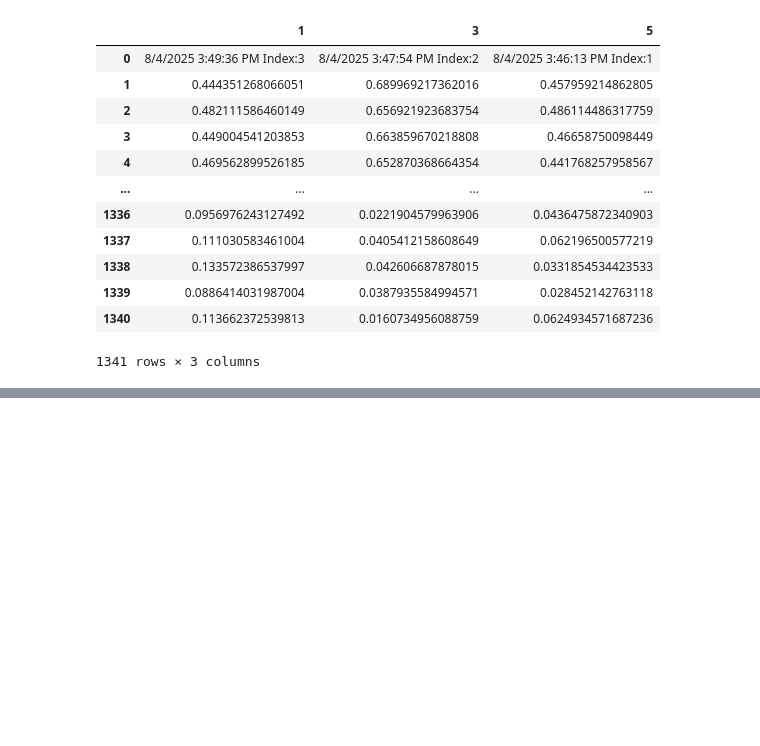
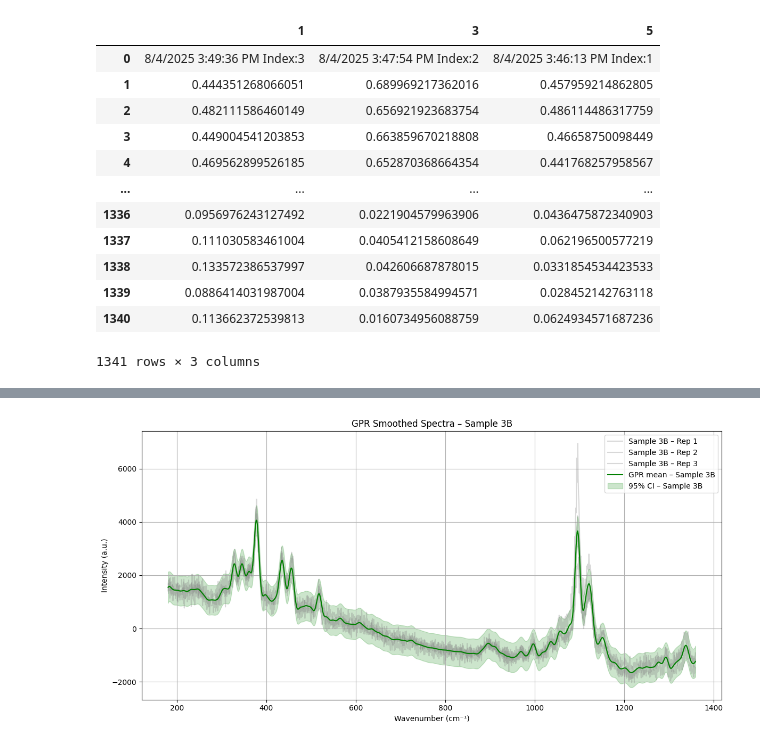
Before and after one commit to xesmaze/VOC-SERS, a Jupyter notebook: SERS-testing.ipynb, the cells around one changed output, grey strips where cells are left out. Cells and saved outputs as stored; diff of their text form; code cells hidden in the pictures; blank space fills up the shorter version.

```diff
--- a/SERS-testing.ipynb
+++ b/SERS-testing.ipynb
@@ -329,0 +125,83 @@ plt.grid(True)
+# %%
+import numpy as np
+import pandas as pd
+import matplotlib.pyplot as plt
+from sklearn.gaussian_process import GaussianProcessRegressor
+from sklearn.gaussian_process.kernels import RBF, WhiteKernel
+
+def load_sample(file_path, center=True):
+    import pandas as pd
+    import numpy as np
+
+    # Load file and skip commented lines
+    df = pd.read_csv(file_path, sep="\t", comment="#", header=None)
+
+    # Drop the first row (non-numeric headers or metadata)
+    df = df.iloc[1:].reset_index(drop=True)
+
+    # Extract wavenumbers and intensities
+    wavenumbers = df.iloc[:, [0, 2, 4]]
+    intensities = df.iloc[:, [1, 3, 5]]
+
+    # Convert to numeric
+    wavenumber_vals = wavenumbers.iloc[:, 0].astype(float).values
+    intensity_vals = intensities.apply(pd.to_numeric, errors='coerce')
+
+    # Optional: mean-center across replicates (columns)
+    if center:
+        intensity_vals = intensity_vals - intensity_vals.mean(axis=0)
+
+    # Convert to NumPy array
+    intensity_vals = intensity_vals.to_numpy()
+
+    return wavenumber_vals, intensity_vals
+
+def fit_gpr(wavenumbers, intensities, label, color):
+    # Stack replicates for GPR
+    x = np.tile(wavenumbers, intensities.shape[1]).reshape(-1, 1)
+    y = intensities.T.flatten()
+
+    # Fit GPR
+    kernel = RBF(length_scale=100.0, length_scale_bounds=(1e-6, 1e3)) + WhiteKernel(noise_level=0.01)
+    gpr = GaussianProcessRegressor(kernel=kernel, normalize_y=True)
+    gpr.fit(x, y)
+
+    # Predict smooth curve
+    x_pred = np.linspace(wavenumbers.min(), wavenumbers.max(), 1000).reshape(-1, 1)
+    y_pred, y_std = gpr.predict(x_pred, return_std=True)
+
+    # Plot raw replicate measurements
+    for i in range(intensities.shape[1]):
+        plt.plot(wavenumbers, intensities[:, i], alpha=0.3, label=f"{label} – Rep {i+1}", color='gray')
+
+    # Plot GPR mean and confidence interval
+    plt.plot(x_pred.ravel(), y_pred, color=color, label=f"GPR mean – {label}")
+    plt.fill_between(x_pred.ravel(), y_pred - 2*y_std, y_pred + 2*y_std,
+                     color=color, alpha=0.2, label=f"95% CI – {label}")
+
+    return x_pred, y_pred, y_std
+
+# --- Sample 0 ---
+wavenumbers_0, intensities_0 = load_sample("Sample 0.txt")
+
+# --- Sample 3B ---
+wavenumbers_3b, intensities_3b = load_sample("Sample 3B.txt")
+
+# --- Plot both GPR fits ---
+plt.figure(figsize=(12, 6))
+
+# Fit and plot both
+#fit_gpr(wavenumbers_0, intensities_0, label="Sample 0", color="blue")
+fit_gpr(wavenumbers_3b, intensities_3b, label="Sample 3B", color="green")
+
+plt.xlabel("Wavenumber (cm⁻¹)")
+plt.ylabel("Intensity (a.u.)")
+#plt.title("GPR Smoothed Spectra – Sample 0 vs Sample 3B")
+plt.title("GPR Smoothed Spectra – Sample 3B")
+plt.legend()
+plt.grid(True)
+plt.tight_layout()
+plt.savefig("gpr_sample3b.png", dpi=300)
+plt.show()
+# %% [output]
+[figure, added]
```
Also changed, not shown: parts of 21 cells of this notebook, 9 other files.
